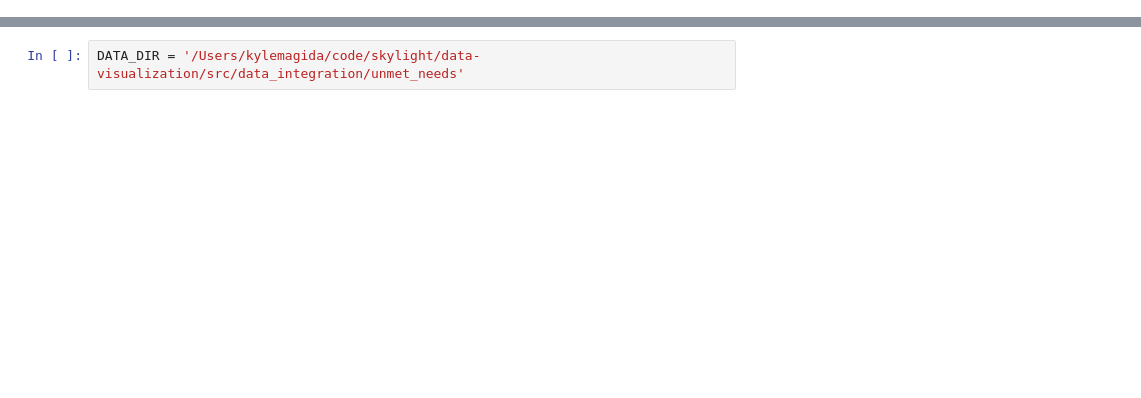
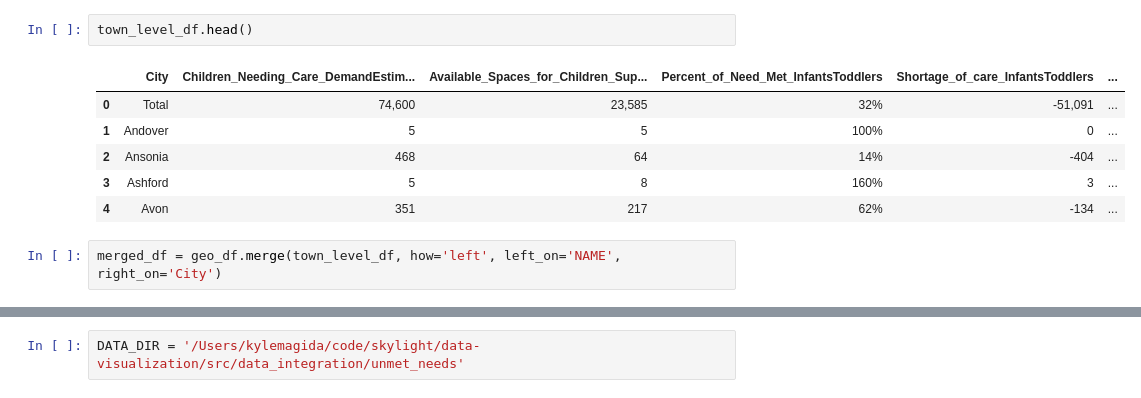
Before and after one commit to ctoec/data-visualization, a Jupyter notebook: src/data_integration/unmet_needs/view_shapefiles.ipynb, the cells around one changed output, grey strips where cells are left out. Drawn from its saved outputs; the diff is of its cells as text; blank space fills up the shorter version.

```diff
--- a/src/data_integration/unmet_needs/view_shapefiles.ipynb
+++ b/src/data_integration/unmet_needs/view_shapefiles.ipynb
@@ -3,0 +15,11 @@ import pandas as pd
+# %%
+town_level_df.head()
+# %% [output]
+|  | City | Children_Needing_Care_DemandEstim... | Available_Spaces_for_Children_Sup... | Percent_of_Need_Met_InfantsToddlers | Shortage_of_care_InfantsToddlers | ... |
+| 0 | Total | 74,600 | 23,585 | 32% | -51,091 | ... |
+| 1 | Andover | 5 | 5 | 100% | 0 | ... |
+| 2 | Ansonia | 468 | 64 | 14% | -404 | ... |
+| 3 | Ashford | 5 | 8 | 160% | 3 | ... |
+| 4 | Avon | 351 | 217 | 62% | -134 | ... |
+# %%
+merged_df = geo_df.merge(town_level_df, how='left', left_on='NAME', right_on='City')
```
Also changed, not shown: parts of 9 cells of this notebook, 1 other file.
